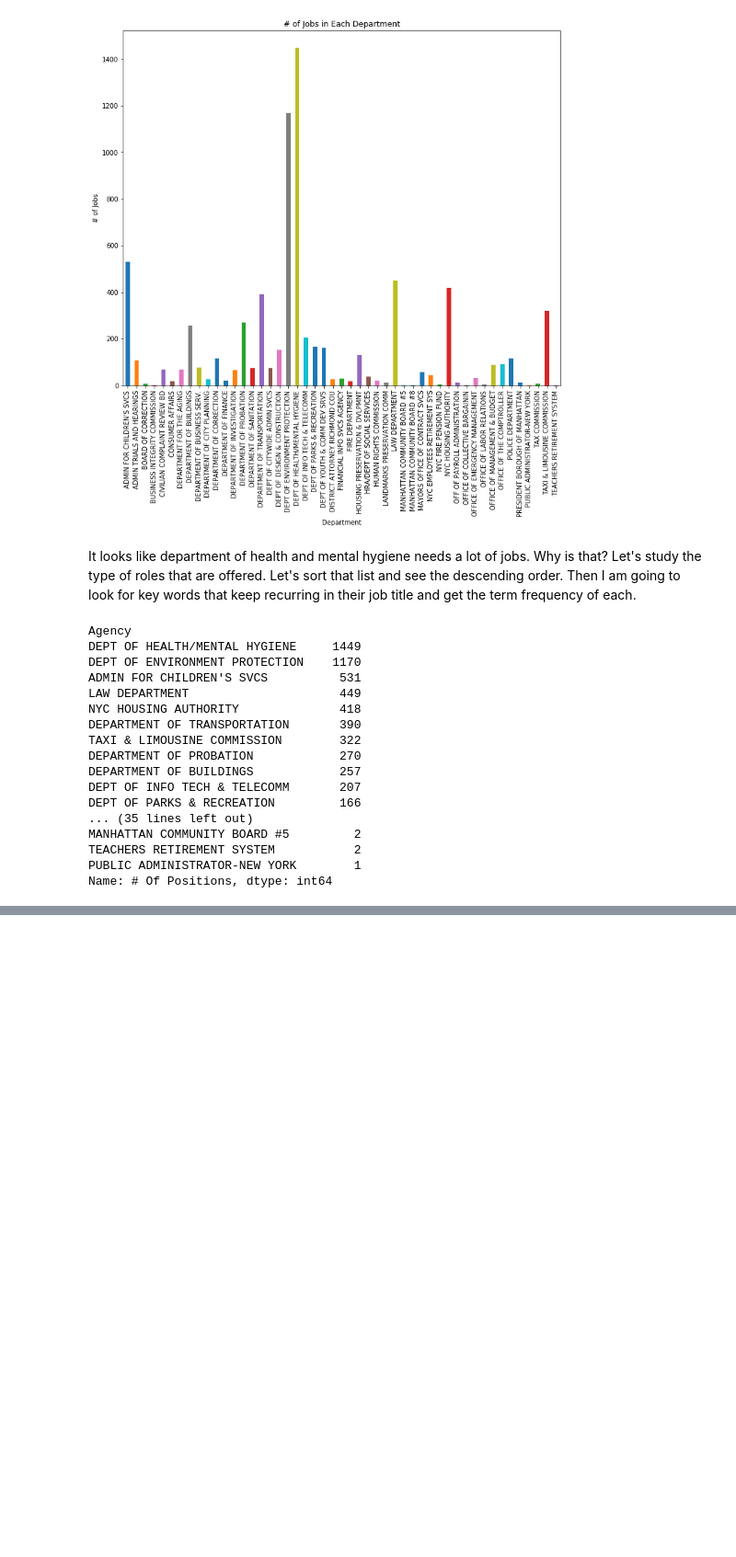
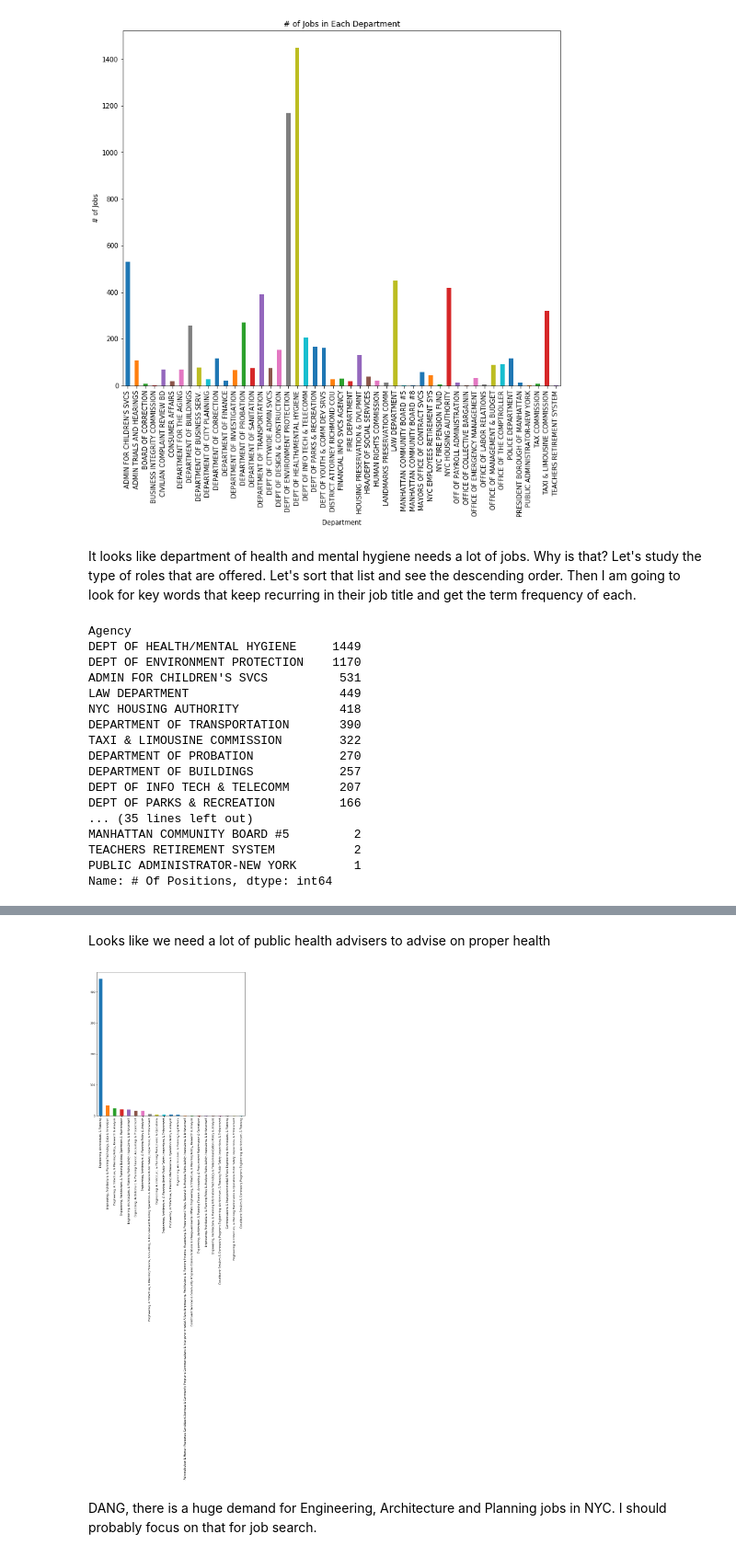
Before and after one commit to flameman4555/super-robot, a Jupyter notebook: NYC_Jobs .ipynb, the cells around one changed output, grey strips where cells are left out. Shown at 92% size. Drawn from its saved outputs; the diff is of its cells as text; code cells hidden in the pictures; blank space fills up the shorter version.

```diff
--- a/NYC_Jobs .ipynb
+++ b/NYC_Jobs .ipynb
@@ -133,0 +161,11 @@ Wow, it looks like school health needs the most help with 101 jobs that are vaca
+# %% [markdown]
+Looks like we need a lot of public health advisers to advise on proper health
+# %%
+# Now let's study the engineering jobs in the new york city
+plt.figure(figsize=(10,10))
+df[df['Job Category'].str.contains('Engineering')]['Job Category'].value_counts().plot(kind='bar')
+plt.show()
+# %% [output]
+[figure, added]
+# %% [markdown]
+DANG, there is a huge demand for Engineering, Architecture and Planning jobs in NYC. I should probably focus on that for job search.
```
Also changed, not shown: parts of 10 cells of this notebook.
